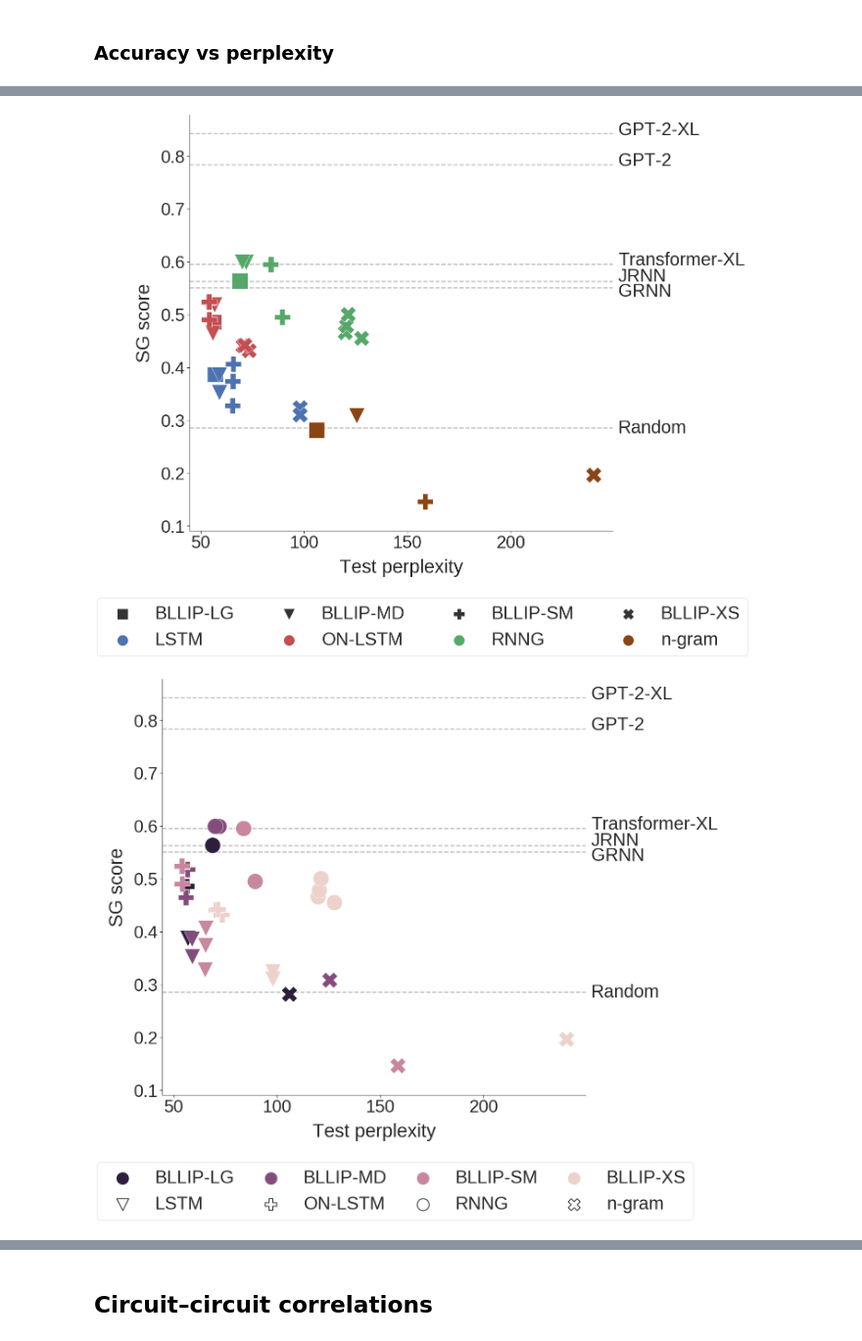
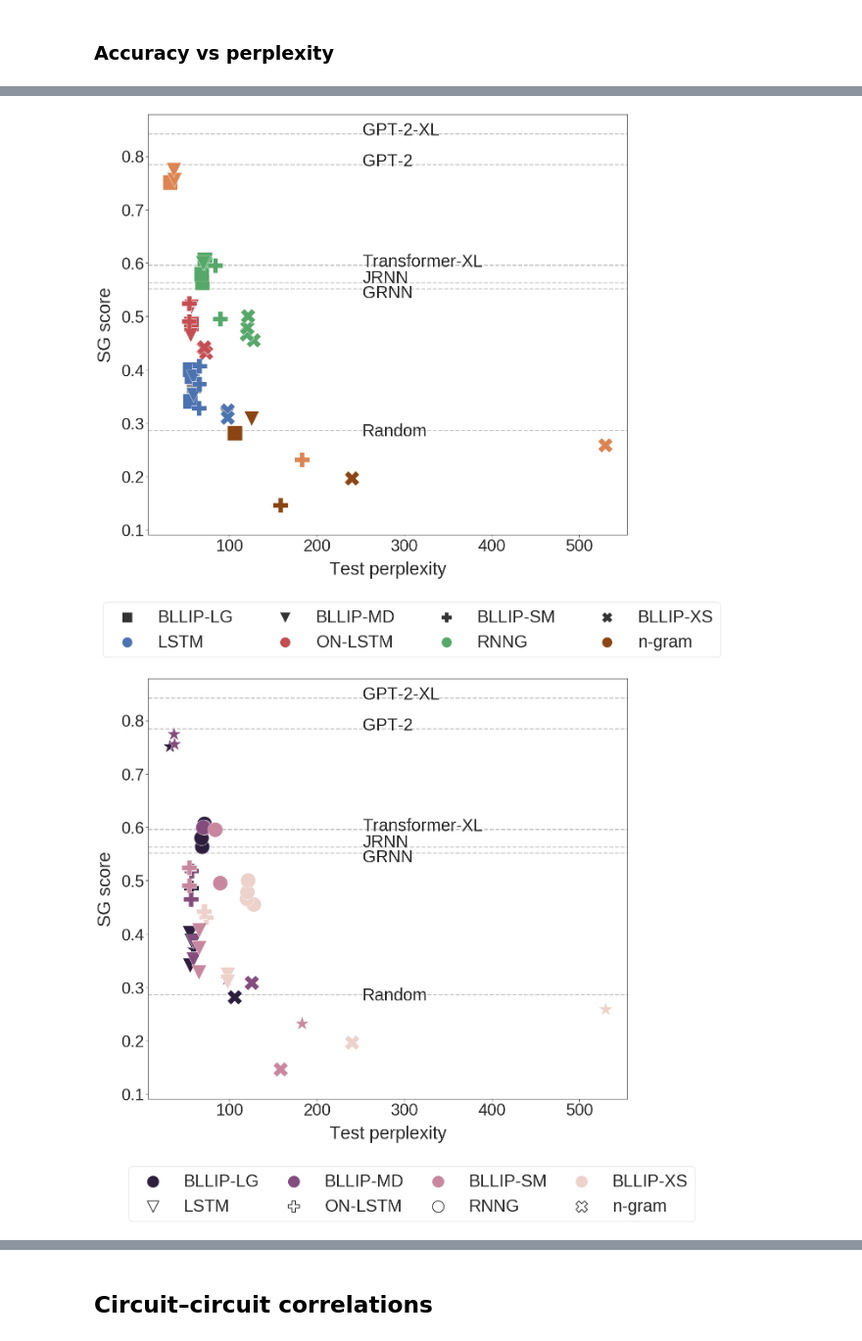
Before and after one commit to cpllab/syntactic-generalization, a Jupyter notebook: notebooks/final.ipynb, the cells around one changed output, grey strips where cells are left out. Shown at 98% size. Cells and saved outputs as stored; diff of their text form; code cells hidden in the pictures.

```diff
--- a/notebooks/final.ipynb
+++ b/notebooks/final.ipynb
@@ -48,6 +48,7 @@ PRETTY_COLUMN_MAPS = [
 
         "gpt-2": "GPT-2",
         "gpt-2-xl": "GPT-2-XL",
+        "gpt-2-nobpe": "GPT-2 (no BPE)",
         "transformer-xl": "Transformer-XL",
         "grnn": "GRNN",
         "jrnn": "JRNN",
@@ -65,7 +66,7 @@ ngram_models = ["1gram", "ngram", "ngram-single"]
 baseline_models = ["random"]
 
 # Models for which we designed a controlled training regime
-controlled_models = ["ngram", "ordered-neurons", "vanilla", "rnng"]
+controlled_models = ["ngram", "ordered-neurons", "vanilla", "rnng", "gpt-2", "gpt-2-nobpe"]
 # %% [markdown]
 ### Load
 # %%
@@ -262,7 +263,7 @@ if len(suite_result_counts.unique()) > 1:
 # %% [markdown]
 ## Prepare for data rendering
 # %%
-RENDER_FINAL = True
+RENDER_FINAL = False
 figure_path = Path("../reports/figures")
 figure_path.mkdir(exist_ok=True, parents=True)
 
@@ -294,6 +295,7 @@ MODEL_COLORS = {
 
     "GPT-2": p[1],
     "GPT-2-XL": p[4],
+    "GPT-2 (no BPE)": p[7],
     "Transformer-XL": p[5],
     "GRNN": p[6],
     "JRNN": "gold"
@@ -638,14 +656,16 @@ plt.ylabel(SG_ABSOLUTE_LABEL, labelpad=16)
 if RENDER_FINAL:
     render_final(figure_path / "perplexity.pdf")
 # %% [output]
-[figure, old version]
+[figure, new version]
 # %%
 f, ax = plt.subplots(figsize=(20, 18))
 MODEL_MARKERS={
     "n-gram":"X",
     "LSTM":"v",
     "ON-LSTM":"P",
-    "RNNG": "o"
+    "RNNG": "o",
+    "GPT-2": "*",
+    "GPT-2 (no BPE)": "*",
 }
 joined_df_controlled = joined_data.dropna(subset=["test_ppl"])
 sns.scatterplot(data=joined_df_controlled, x="test_ppl", y="correct",
@@ -676,34 +696,34 @@ for i, h in enumerate(handles):
         h.set_linewidth(2)
 plt.legend(handles, labels, loc='upper center', bbox_to_anchor=(0.55, -0.14), ncol=4, fontsize=40, columnspacing=1)
 
 # Prepare to look up legend color
 legend_dict = dict(zip(labels, handles))
 
 # Add horizontal lines for models without ppl estimates.
 no_ppl_data = joined_data[joined_data.test_ppl.isna()]
 for model_name, rows in no_ppl_data.groupby("pretty_model_name"):
     y = rows.correct.mean()
     # TODO show error region?
 
     color = "Gray" #tuple(legend_dict[model_name].get_facecolor()[0])
     ax.axhline(y, c=color, linestyle="dashed", alpha=0.5, zorder=1)
 
     # Do some hand-tweaking of spacing.
     yoffsets = {
         "GRNN": -0.017,
         "JRNN": 0,
         "Random": -0.01
     }
     yoffset = yoffsets[model_name] if model_name in yoffsets else -0.0025
     ax.text(252, y + yoffset, model_name, fontdict={"size": 40})
 
 plt.xlabel(PERPLEXITY_LABEL, labelpad=16)
 plt.ylabel(SG_ABSOLUTE_LABEL, labelpad=16)
 
 if RENDER_FINAL:
     render_final(figure_path / "perplexity.pdf")
 # %% [output]
-[figure, old version]
+[figure, new version]
 # %%
 f, ax = plt.subplots(figsize=(20, 15))
 sns.scatterplot(data=joined_data, x="test_ppl", y="correct_delta", # style="pretty_corpus", markers=CORPUS_MARKERS,
```
Also changed, not shown: parts of 15 cells of this notebook, 1 other file.
